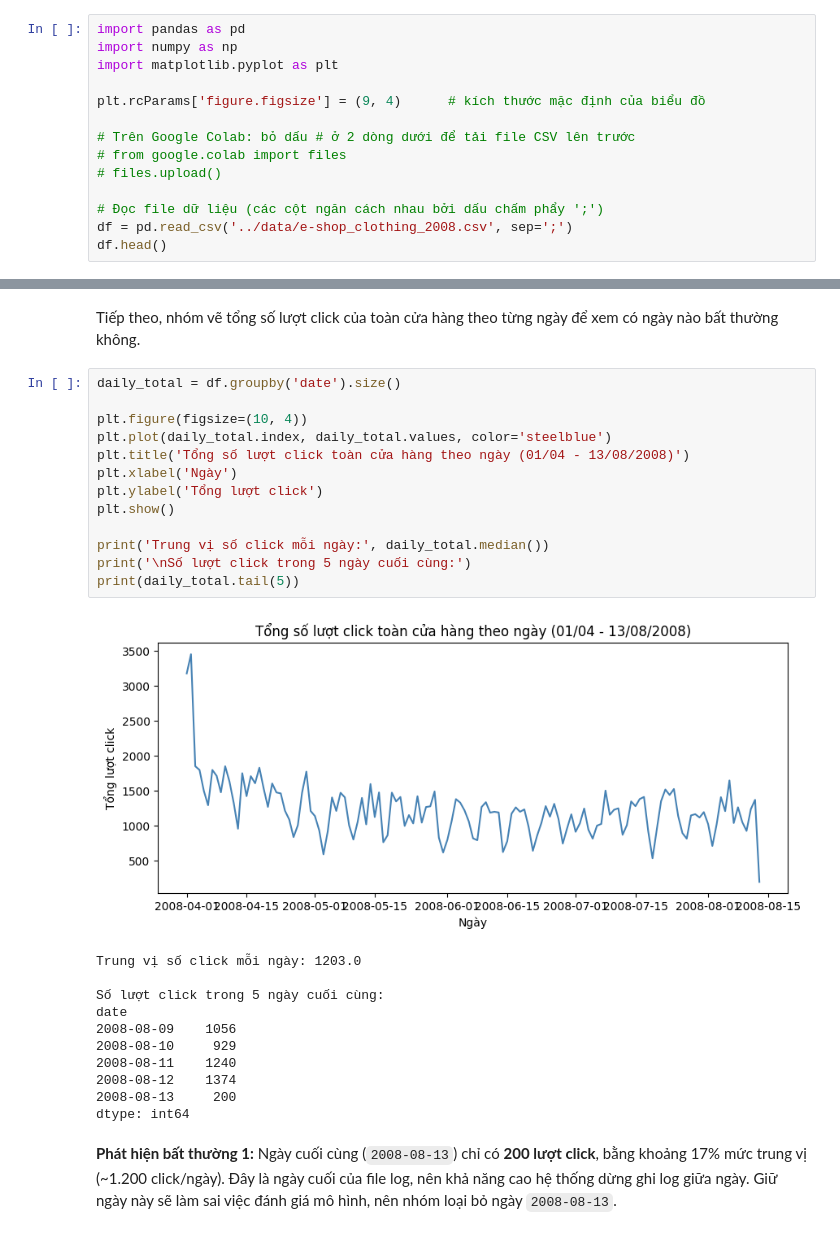
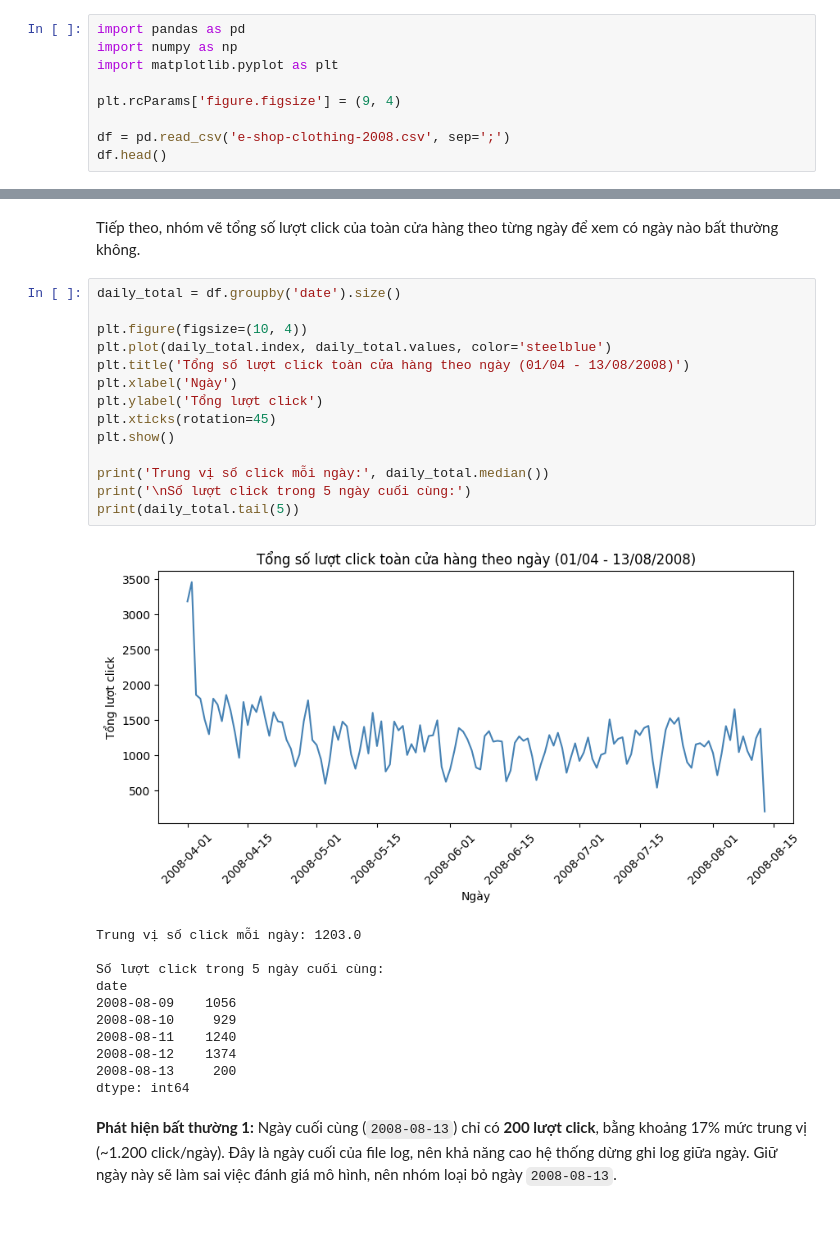
Before and after one commit to tvsng23/DS66B_group_3, a Jupyter notebook: notebooks/DS66B_group_3.ipynb, the cells around one changed output, grey strips where cells are left out. Drawn from its saved outputs; the diff is of its cells as text.

```diff
--- a/notebooks/DS66B_group_3.ipynb
+++ b/notebooks/DS66B_group_3.ipynb
@@ -22,14 +22,9 @@ import pandas as pd
 import numpy as np
 import matplotlib.pyplot as plt
 
-plt.rcParams['figure.figsize'] = (9, 4)      # kích thước mặc định của biểu đồ
+plt.rcParams['figure.figsize'] = (9, 4)
 
-# Trên Google Colab: bỏ dấu # ở 2 dòng dưới để tải file CSV lên trước
-# from google.colab import files
-# files.upload()
-
-# Đọc file dữ liệu (các cột ngăn cách nhau bởi dấu chấm phẩy ';')
-df = pd.read_csv('../data/e-shop_clothing_2008.csv', sep=';')
+df = pd.read_csv('e-shop-clothing-2008.csv', sep=';')
 df.head()
 # %% [output]
 |  | year | month | day | order | country | session ID | page 1 (main category) | page 2 (clothing model) | ... |
@@ -149,18 +145,19 @@ Tiếp theo, nhóm vẽ tổng số lượt click của toàn cửa hàng theo t
 # %%
 daily_total = df.groupby('date').size()
 
 plt.figure(figsize=(10, 4))
 plt.plot(daily_total.index, daily_total.values, color='steelblue')
 plt.title('Tổng số lượt click toàn cửa hàng theo ngày (01/04 - 13/08/2008)')
 plt.xlabel('Ngày')
 plt.ylabel('Tổng lượt click')
+plt.xticks(rotation=45)
 plt.show()
 
 print('Trung vị số click mỗi ngày:', daily_total.median())
 print('\nSố lượt click trong 5 ngày cuối cùng:')
 print(daily_total.tail(5))
 # %% [output]
-[figure, old version]
+[figure, new version]
 Trung vị số click mỗi ngày: 1203.0
 
 Số lượt click trong 5 ngày cuối cùng:
```
Also changed, not shown: parts of 13 cells of this notebook.
